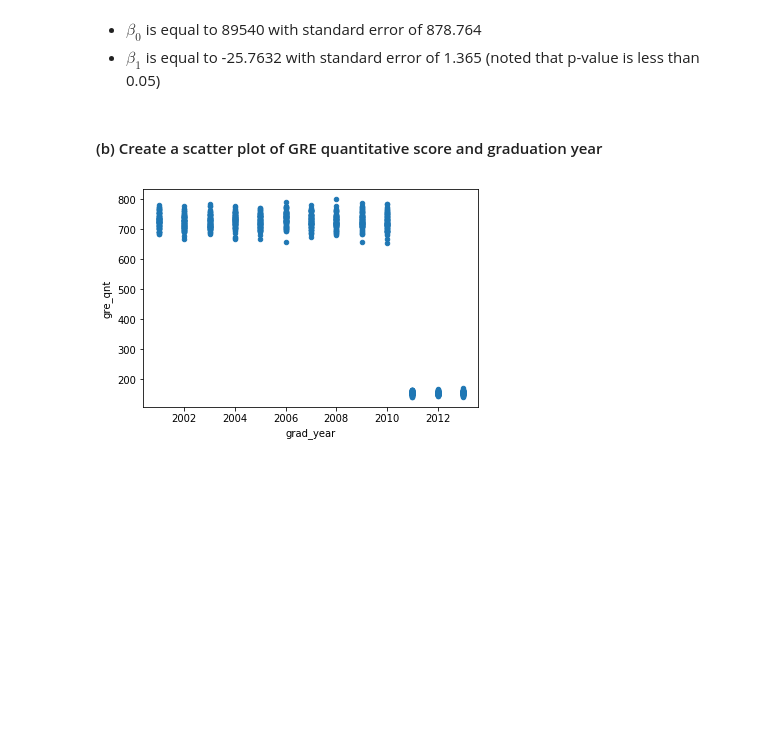
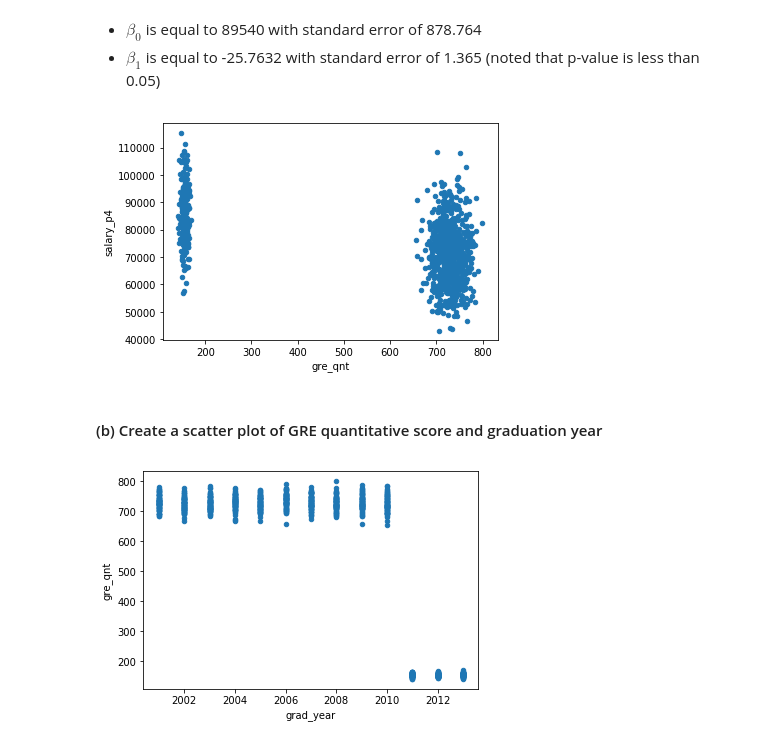
Before and after one commit to UC-MACSS/persp-analysis_A18, a Jupyter notebook: Assignments/A2/Sanittawan_Nikki_Tan_Assignment2.ipynb, the cells around one changed output. Saved outputs shown, nothing was run; the diff lists cells and outputs as text; code cells hidden in the pictures; blank space fills up the shorter version.

```diff
--- a/Assignments/A2/Sanittawan_Nikki_Tan_Assignment2.ipynb
+++ b/Assignments/A2/Sanittawan_Nikki_Tan_Assignment2.ipynb
@@ -557,6 +557,14 @@ strong multicollinearity or other numerical problems.
 # %% [markdown]
 * $\beta_0$ is equal to 89540 with standard error of 878.764
 * $\beta_1$ is equal to -25.7632 with standard error of 1.365 (noted that p-value is less than 0.05)
+# %%
+# Make a diagnostic scatter plot
+salary_p4 = income_intel['salary_p4']
+gre_quant = income_intel['gre_qnt']
+income_intel.plot(x='gre_qnt', y='salary_p4', kind='scatter')
+plt.show()
+# %% [output]
+[figure, added]
 # %% [markdown]
 #### (b) Create a scatter plot of GRE quantitative score and graduation year
 # %%
```
Also changed, not shown: parts of 8 cells of this notebook.
